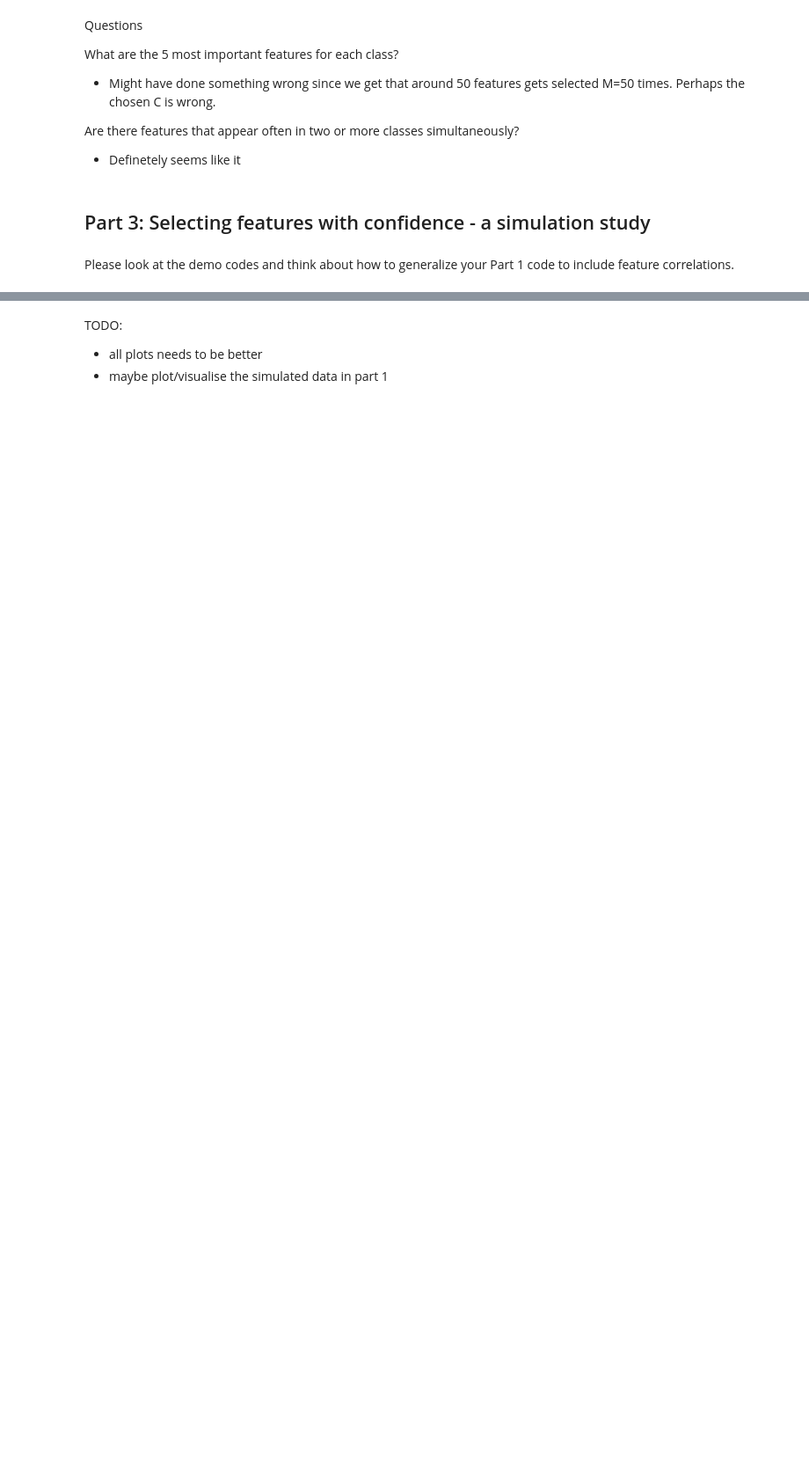
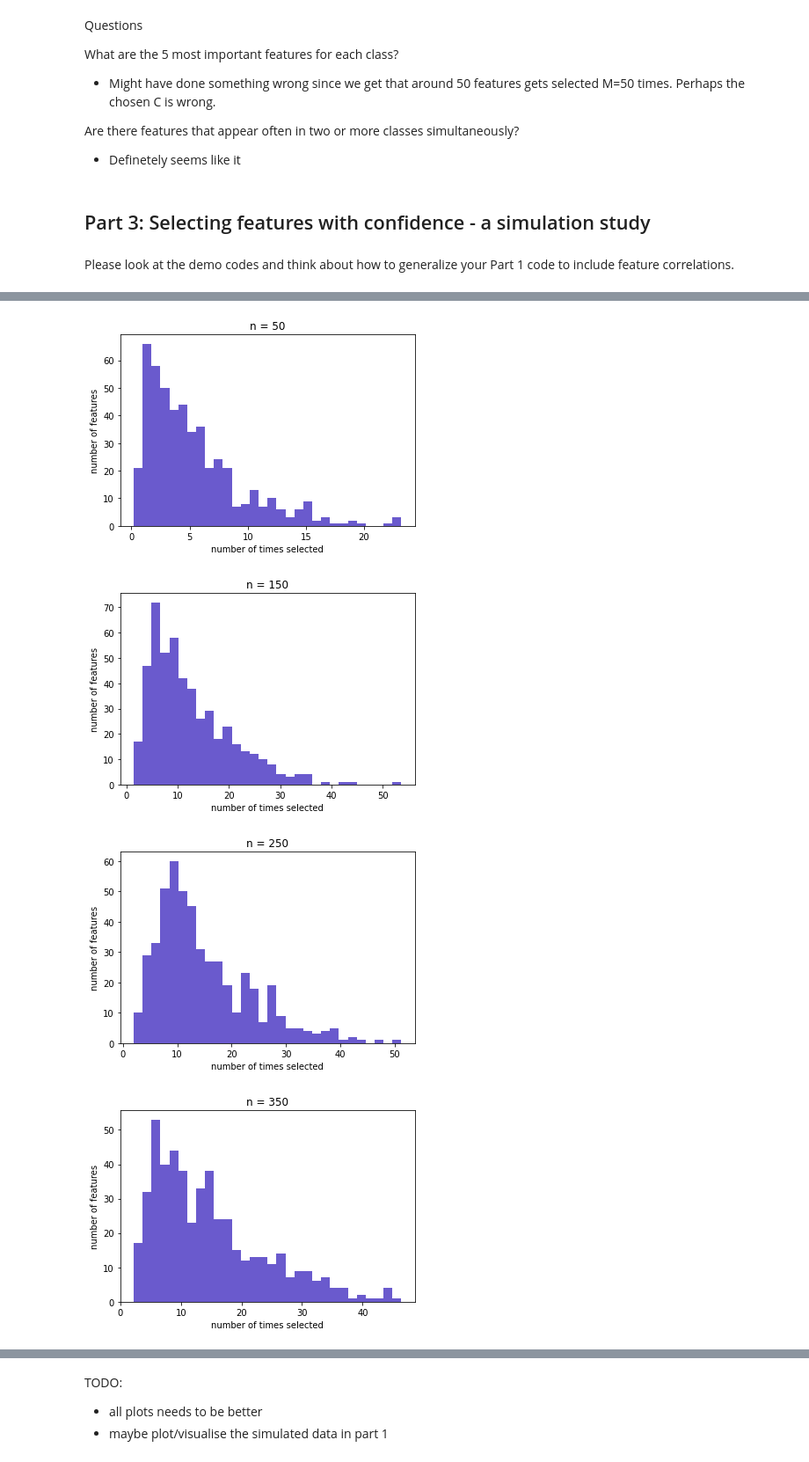
Before and after one commit to antonsandberg/Big-Data, a Jupyter notebook: Project3.ipynb, the cells around one changed output, grey strips where cells are left out. Shown: that part at 88% size. Cells and saved outputs as stored; diff of their text form; code cells hidden in the pictures; blank space fills up the shorter version.

```diff
--- a/Project3.ipynb
+++ b/Project3.ipynb
@@ -435,0 +532,12 @@ cb_labels = np.array([y[dp] for dp in samples])
+# %%
+for i, cn in enumerate(n):
+    plt.figure(i)
+    plt.hist(total_selected_features_est_n[i], bins=bins, color='slateblue')
+    plt.title(f'n = {int(cn)}')
+    plt.xlabel('number of times selected')
+    plt.ylabel('number of features')
+# %% [output]
+[figure, added]
+[figure, added]
+[figure, added]
+[figure, added]
```
Also changed, not shown: parts of 18 cells of this notebook.
